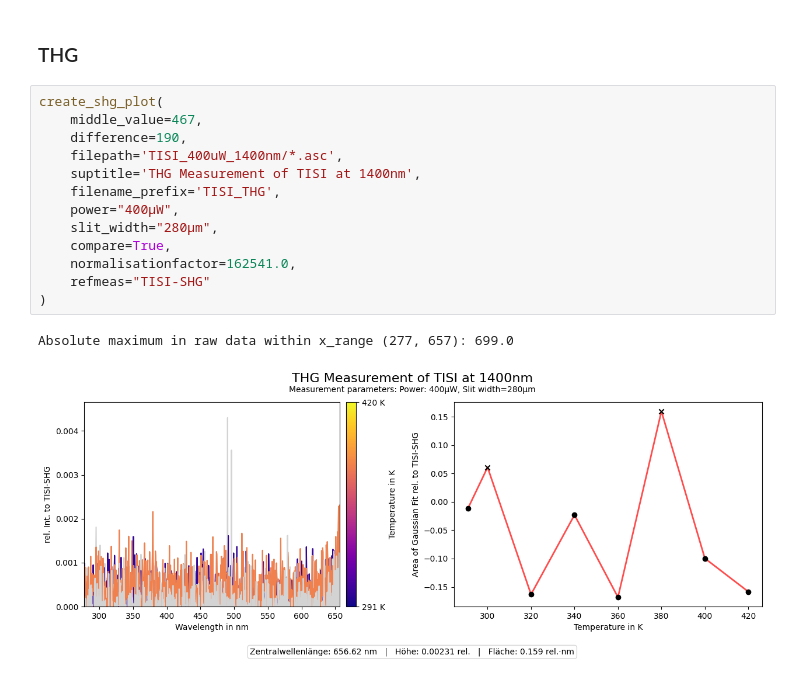
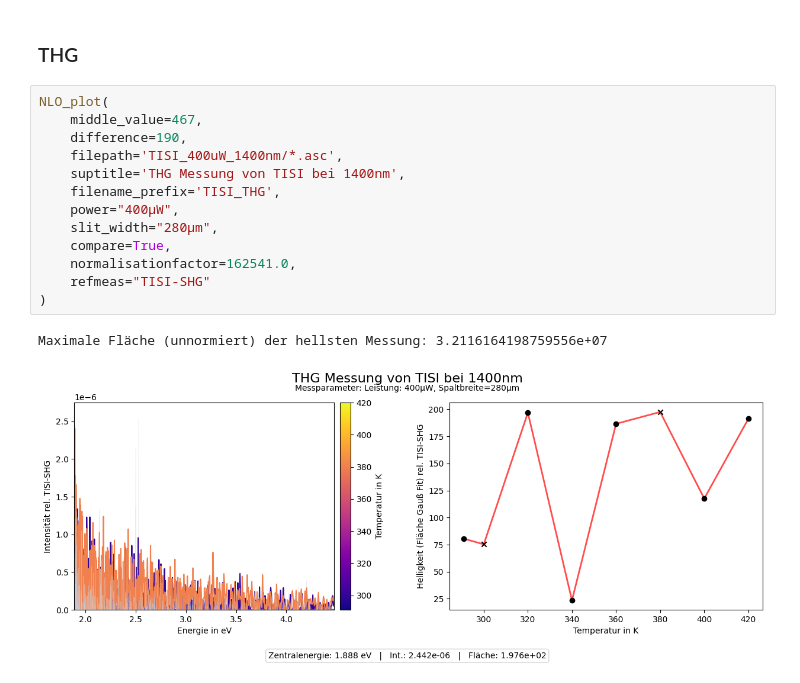
Before and after one commit to FlorianAdamczyk/auswertung_neu, a Jupyter notebook: 2025-05-27 Auswertung TCBC TBBB LNO/Auswertung mit Python.ipynb, the cells around one changed output. Saved outputs shown, nothing was run; the diff lists cells and outputs as text.

```diff
--- a/2025-05-27 Auswertung TCBC TBBB LNO/Auswertung mit Python.ipynb
+++ b/2025-05-27 Auswertung TCBC TBBB LNO/Auswertung mit Python.ipynb
@@ -501,18 +515,18 @@ Absolute maximum in raw data within x_range (665, 735): 162541.0
 # %% [markdown]
 ### THG
 # %%
-create_shg_plot(
+NLO_plot(
     middle_value=467,
     difference=190,
     filepath='TISI_400uW_1400nm/*.asc',
-    suptitle='THG Measurement of TISI at 1400nm',
+    suptitle='THG Messung von TISI bei 1400nm',
     filename_prefix='TISI_THG',
     power="400µW",
     slit_width="280µm",
     compare=True,
     normalisationfactor=162541.0,
     refmeas="TISI-SHG"
 )
 # %% [output]
-Absolute maximum in raw data within x_range (277, 657): 699.0
+Maximale Fläche (unnormiert) der hellsten Messung: 3.2116164198759556e+07
-[figure, old version]
+[figure, new version]
```
Also changed, not shown: parts of 11 cells of this notebook, 20 other files.
